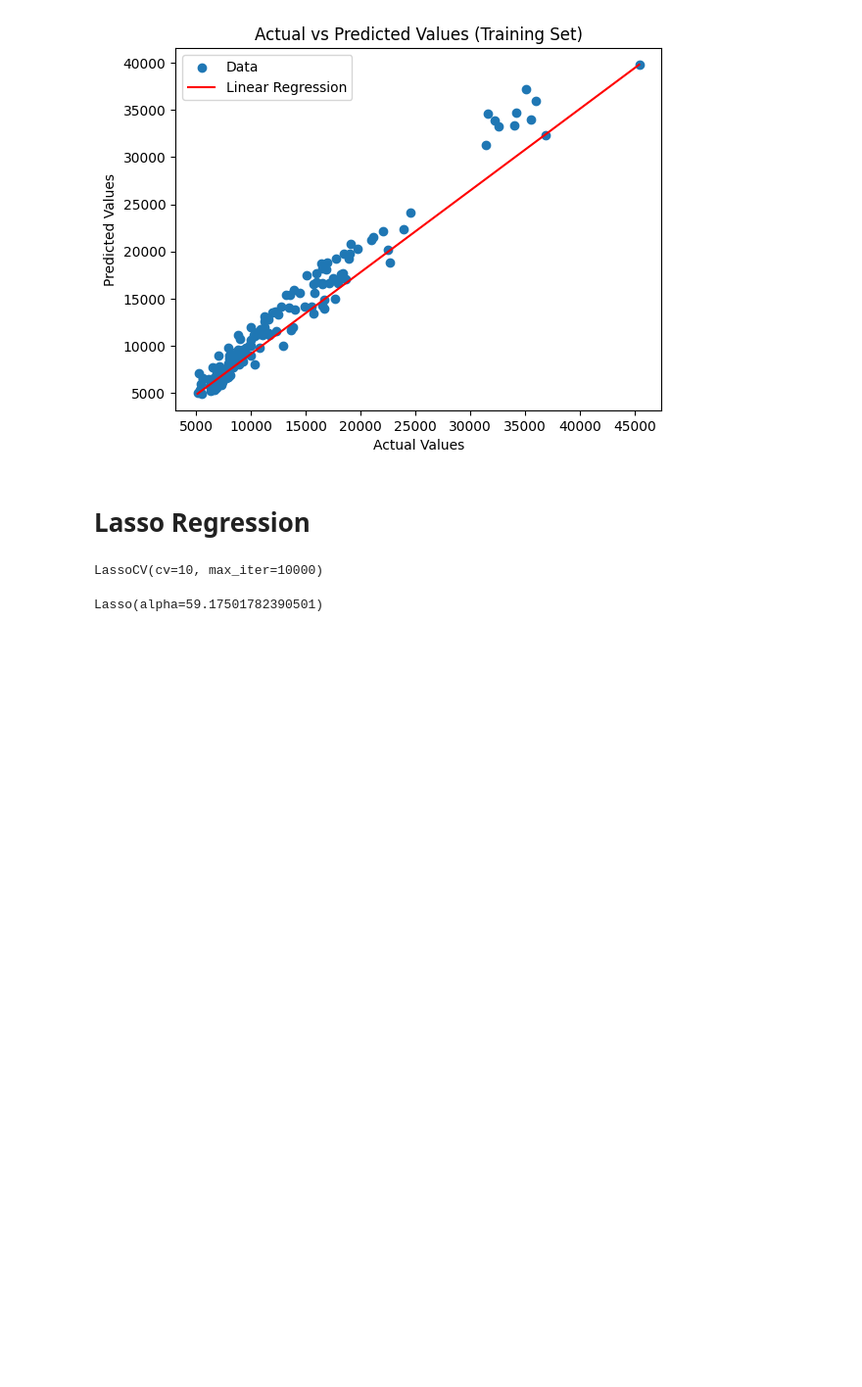
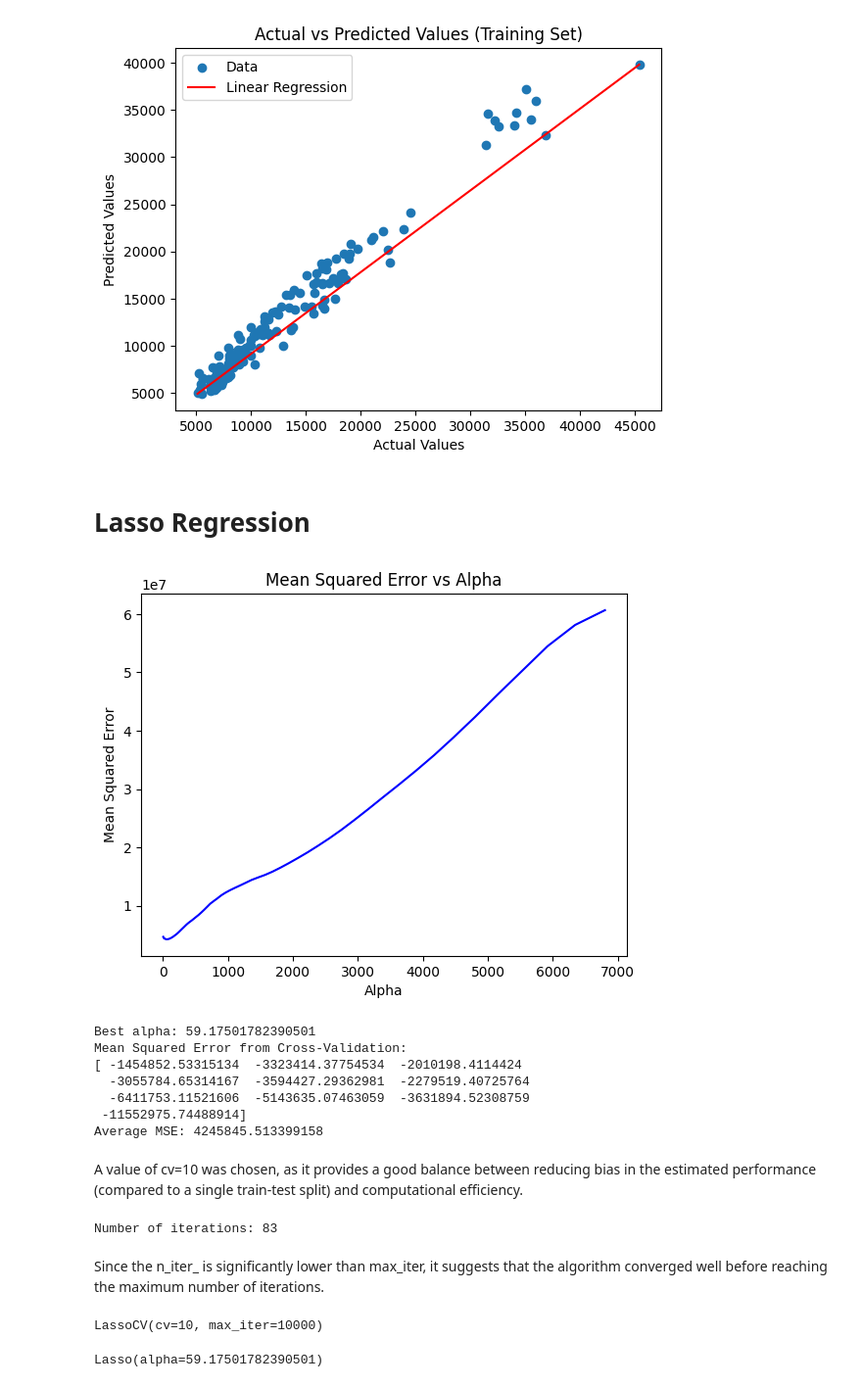
Before and after one commit to sukrutimallesh/Car-price-prediction-model, a Jupyter notebook: car_prediction_model/data_cleaning.ipynb, the cells around one changed output. Shown at 98% size. Drawn from its saved outputs; the diff is of its cells as text; code cells hidden in the pictures; blank space fills up the shorter version.

Commit message:
verified cross validation

```diff
--- a/car_prediction_model/data_cleaning.ipynb
+++ b/car_prediction_model/data_cleaning.ipynb
@@ -695,11 +697,55 @@ plt.show()
 [figure]
 # %% [markdown]
 # Lasso Regression
-# %%
-lassocv = LassoCV(alphas = None, cv = 10, max_iter = 10000)
-lassocv.fit(X_train, y_train)
-# %% [output]
-LassoCV(cv=10, max_iter=10000)
+# %%
+# Define LassoCV model
+lassocv = LassoCV(alphas=None, cv=10, max_iter=10000)
+
+# Fit the model
+lassocv.fit(X_train, y_train)
+
+# Visualize the alpha values and corresponding MSE
+plt.figure()
+plt.plot(lassocv.alphas_, lassocv.mse_path_.mean(axis=-1), color='blue')
+plt.xlabel('Alpha')
+plt.ylabel('Mean Squared Error')
+plt.title('Mean Squared Error vs Alpha')
+plt.show()
+
+# Print the best alpha value
+print(f"Best alpha: {lassocv.alpha_}")
+
+# Perform cross-validation
+mse_scores = cross_val_score(lassocv, X_train, y_train, cv=10, scoring='neg_mean_squared_error')
+print("Mean Squared Error from Cross-Validation:")
+print(mse_scores)
+
+# Average cross-validation score
+print(f"Average MSE: {np.mean(-mse_scores)}")
+# %% [output]
+[figure, added]
+Best alpha: 59.17501782390501
+Mean Squared Error from Cross-Validation:
+[ -1454852.53315134  -3323414.37754534  -2010198.4114424
+  -3055784.65314167  -3594427.29362981  -2279519.40725764
+  -6411753.11521606  -5143635.07463059  -3631894.52308759
+ -11552975.74488914]
+Average MSE: 4245845.513399158
+# %% [markdown]
+A value of cv=10 was chosen, as it provides a good balance between reducing bias in the estimated performance (compared to a single train-test split) and computational efficiency.
+# %%
+print("Number of iterations:", lassocv.n_iter_)
+# %% [output]
+Number of iterations: 83
+# %% [markdown]
+Since the n_iter_ is significantly lower than max_iter, it suggests that the algorithm converged well before reaching the maximum number of iterations.
+# %%
+# After fitting the LassoCV model to the training data using lassocv.fit(X_train, y_train),
+# the attribute alpha_ will hold the selected best alpha value based on the cross-validation process.
+lassocv = LassoCV(alphas = None, cv = 10, max_iter = 10000)
+lassocv.fit(X_train, y_train)
+# %% [output]
+LassoCV(cv=10, max_iter=10000)
 # %%
 lasso = Lasso(alpha = lassocv.alpha_)
 lasso.fit(X_train, y_train)
```
Also changed, not shown: parts of 2 cells of this notebook.
